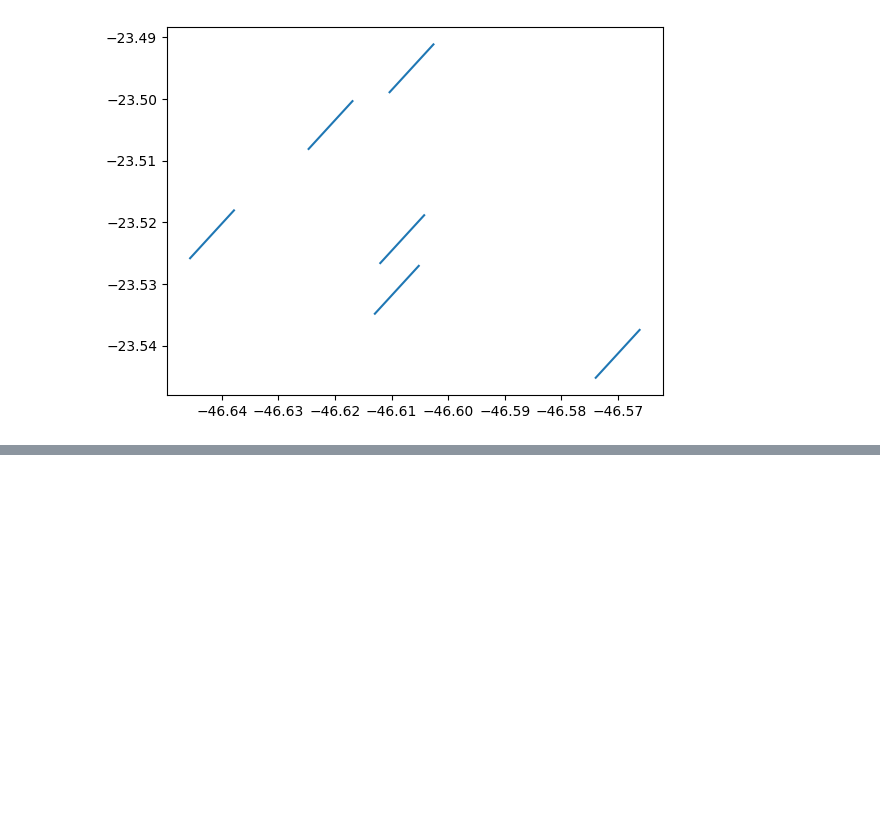
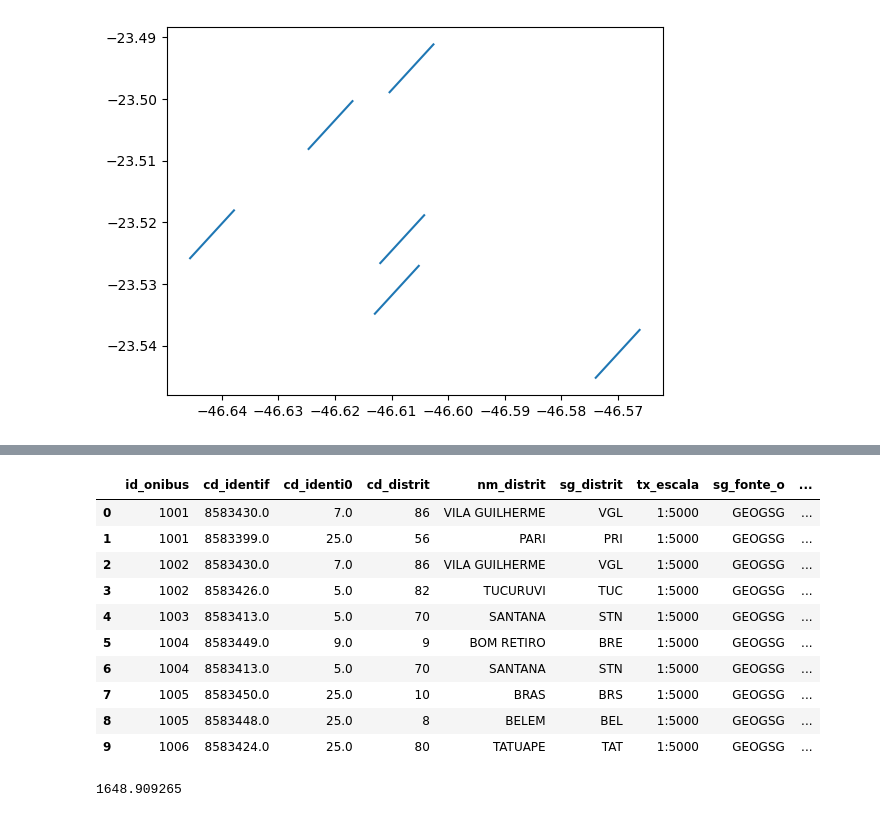
Before and after one commit to sepep-pmsp/dash_onibus_eletricos, a Jupyter notebook: 04_agg_distrito.ipynb, the cells around one changed output, grey strips where cells are left out. Saved outputs shown, nothing was run; the diff lists cells and outputs as text; code cells hidden in the pictures; blank space fills up the shorter version.

```diff
--- a/04_agg_distrito.ipynb
+++ b/04_agg_distrito.ipynb
@@ -52,0 +65,22 @@ dist_por_distrito = trajetos_distritos.groupby("nm_distrit")["distancia_percorri
+# %%
+gdf_overlay = gpd.overlay(trajetos, distritos, how="intersection")
+
+gdf_overlay['distancia'] = gdf_overlay.geometry.length
+
+gdf_overlay
+# %% [output]
+|  | id_onibus | cd_identif | cd_identi0 | cd_distrit | nm_distrit | sg_distrit | tx_escala | sg_fonte_o | ... |
+| 0 | 1001 | 8583430.0 | 7.0 | 86 | VILA GUILHERME | VGL | 1:5000 | GEOGSG | ... |
+| 1 | 1001 | 8583399.0 | 25.0 | 56 | PARI | PRI | 1:5000 | GEOGSG | ... |
+| 2 | 1002 | 8583430.0 | 7.0 | 86 | VILA GUILHERME | VGL | 1:5000 | GEOGSG | ... |
+| 3 | 1002 | 8583426.0 | 5.0 | 82 | TUCURUVI | TUC | 1:5000 | GEOGSG | ... |
+| 4 | 1003 | 8583413.0 | 5.0 | 70 | SANTANA | STN | 1:5000 | GEOGSG | ... |
+| 5 | 1004 | 8583449.0 | 9.0 | 9 | BOM RETIRO | BRE | 1:5000 | GEOGSG | ... |
+| 6 | 1004 | 8583413.0 | 5.0 | 70 | SANTANA | STN | 1:5000 | GEOGSG | ... |
+| 7 | 1005 | 8583450.0 | 25.0 | 10 | BRAS | BRS | 1:5000 | GEOGSG | ... |
+| 8 | 1005 | 8583448.0 | 25.0 | 8 | BELEM | BEL | 1:5000 | GEOGSG | ... |
+| 9 | 1006 | 8583424.0 | 25.0 | 80 | TATUAPE | TAT | 1:5000 | GEOGSG | ... |
+# %%
+698.183024 + 950.726241
+# %% [output]
+1648.909265
```
Also changed, not shown: parts of 5 cells of this notebook.
